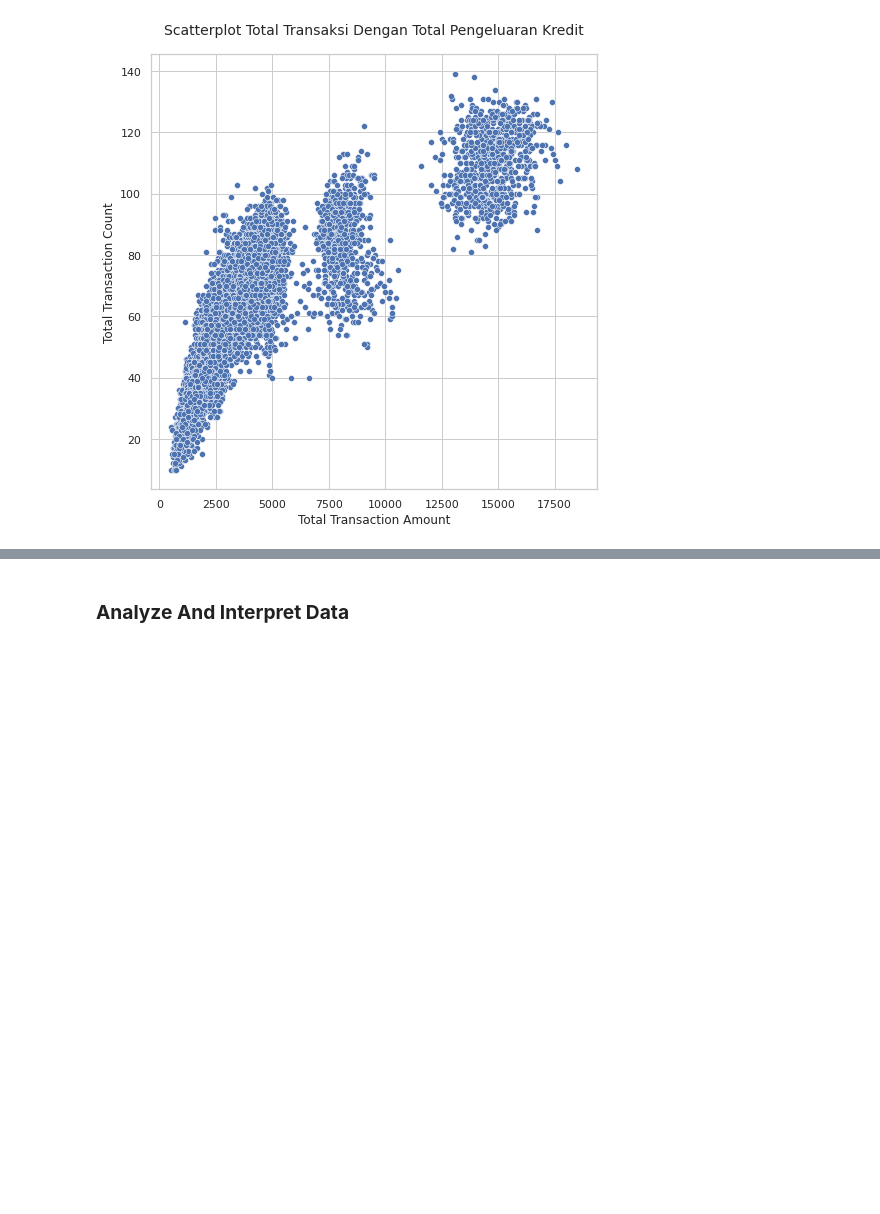
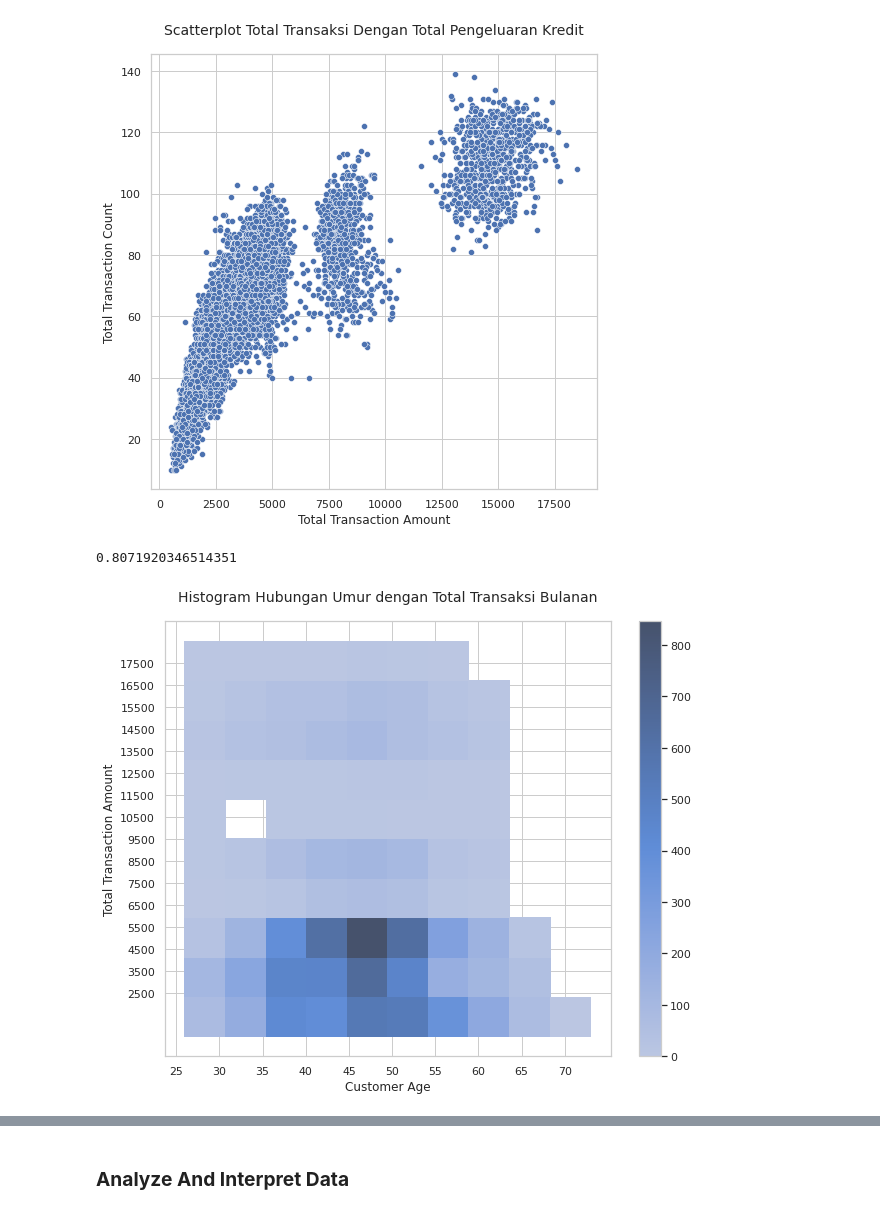
Before and after one commit to Naufaal-HL/Tugas-Besar-Statistika-Credit-Card-Exploration-Data-Mining, a Jupyter notebook: Tubes_Statistika.ipynb, the cells around one changed output, grey strips where cells are left out. Drawn from its saved outputs; the diff is of its cells as text; code cells hidden in the pictures; blank space fills up the shorter version.

```diff
--- a/Tubes_Statistika.ipynb
+++ b/Tubes_Statistika.ipynb
@@ -216,3 +235,19 @@ ax.set(xlabel='Total Transaction Amount', ylabel='Total Transaction Count')
 plt.show()
 # %% [output]
 [figure]
+# %%
+np.corrcoef(data["Total_Trans_Ct"], data["Total_Trans_Amt"])[0, 1]
+# %% [output]
+0.8071920346514351
+# %%
+plt.figure(figsize=(10, 8))
+plt.title('Histogram Hubungan Umur dengan Total Transaksi Bulanan', fontsize="14", pad=20)
+
+ax = sns.histplot(data=data, x="Customer_Age",y='Total_Trans_Amt', bins=10,cbar=True)
+ax.set(xlabel='Customer Age', ylabel='Total Transaction Amount')
+
+plt.xticks(np.arange(min(data['Customer_Age'])-1, max(data['Customer_Age'])+1, 5.0))
+plt.yticks(np.arange(2500, max(data['Total_Trans_Amt'])+1, 1000.0))
+plt.show()
+# %% [output]
+[figure, added]
```
Also changed, not shown: parts of 7 cells of this notebook.
